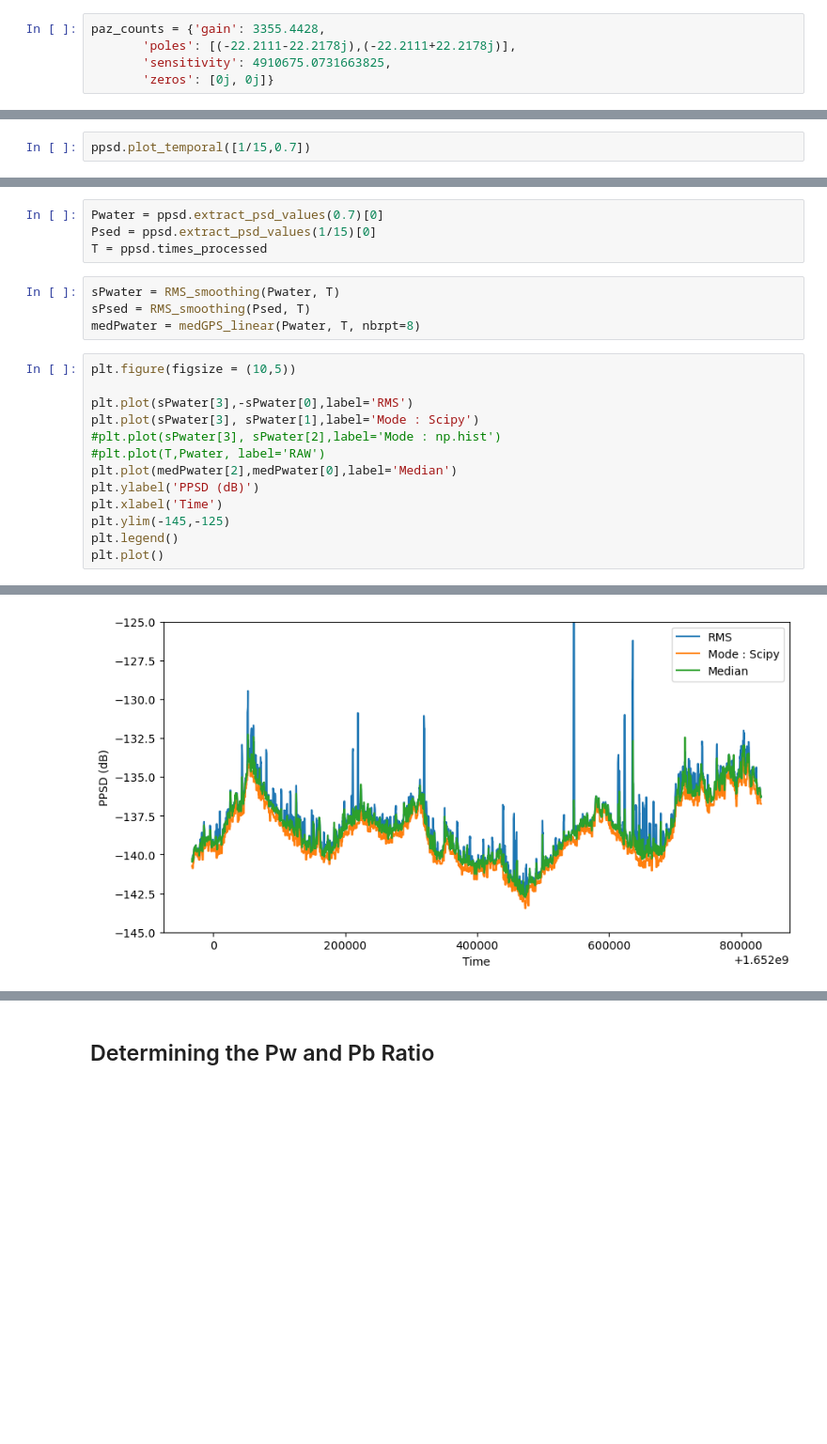
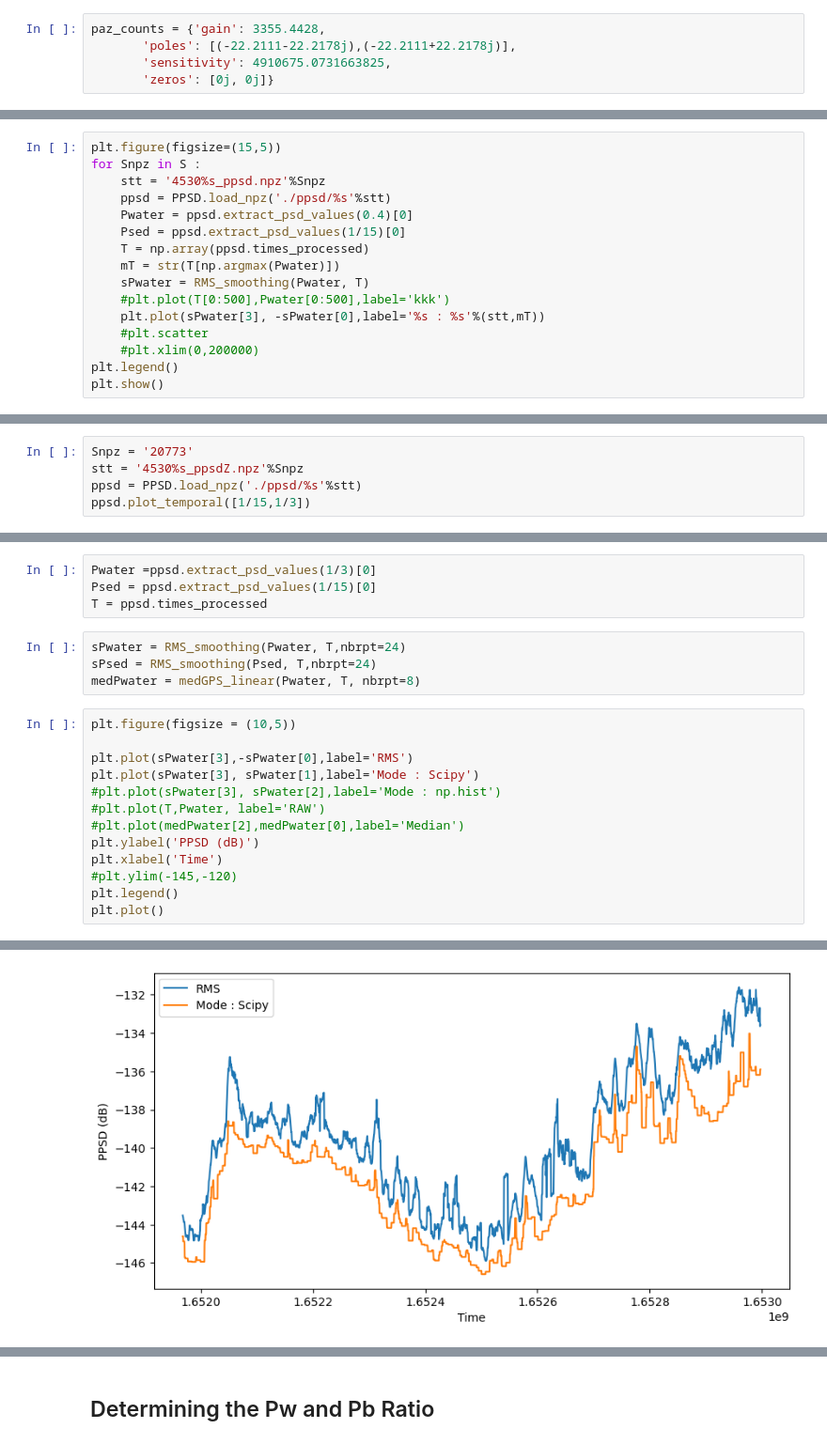
Before and after one commit to jgovoort/sismo-memo, a Jupyter notebook: hydro-glacier.ipynb, the cells around one changed output, grey strips where cells are left out. Shown at 94% size. Saved outputs shown, nothing was run; the diff lists cells and outputs as text; blank space fills up the shorter version.

```diff
--- a/hydro-glacier.ipynb
+++ b/hydro-glacier.ipynb
@@ -331,0 +337,16 @@ ppsd.plot_spectrogram()
+# %%
+plt.figure(figsize=(15,5))
+for Snpz in S :
+    stt = '4530%s_ppsd.npz'%Snpz
+    ppsd = PPSD.load_npz('./ppsd/%s'%stt)
+    Pwater = ppsd.extract_psd_values(0.4)[0]
+    Psed = ppsd.extract_psd_values(1/15)[0]
+    T = np.array(ppsd.times_processed)
+    mT = str(T[np.argmax(Pwater)])
+    sPwater = RMS_smoothing(Pwater, T)
+    #plt.plot(T[0:500],Pwater[0:500],label='kkk')
+    plt.plot(sPwater[3], -sPwater[0],label='%s : %s'%(stt,mT))
+    #plt.scatter
+    #plt.xlim(0,200000)
+plt.legend()
+plt.show()
@@ -332,3 +357,6 @@ ppsd.plot_spectrogram()
 # %%
-ppsd.plot_temporal([1/15,0.7])
+Snpz = '20773'
+stt = '4530%s_ppsdZ.npz'%Snpz
+ppsd = PPSD.load_npz('./ppsd/%s'%stt)
+ppsd.plot_temporal([1/15,1/3])
 # %% [output]
@@ -336,24 +366,24 @@ ppsd.plot_temporal([1/15,0.7])
 # %%
-Pwater = ppsd.extract_psd_values(0.7)[0]
+Pwater =ppsd.extract_psd_values(1/3)[0]
 Psed = ppsd.extract_psd_values(1/15)[0]
 T = ppsd.times_processed
 # %%
-sPwater = RMS_smoothing(Pwater, T)
-sPsed = RMS_smoothing(Psed, T)
+sPwater = RMS_smoothing(Pwater, T,nbrpt=24)
+sPsed = RMS_smoothing(Psed, T,nbrpt=24)
 medPwater = medGPS_linear(Pwater, T, nbrpt=8)
 # %%
 plt.figure(figsize = (10,5))
 
 plt.plot(sPwater[3],-sPwater[0],label='RMS')
 plt.plot(sPwater[3], sPwater[1],label='Mode : Scipy')
 #plt.plot(sPwater[3], sPwater[2],label='Mode : np.hist')
 #plt.plot(T,Pwater, label='RAW')
-plt.plot(medPwater[2],medPwater[0],label='Median')
+#plt.plot(medPwater[2],medPwater[0],label='Median')
 plt.ylabel('PPSD (dB)')
 plt.xlabel('Time')
-plt.ylim(-145,-125)
+#plt.ylim(-145,-120)
 plt.legend()
 plt.plot()
 # %% [output]
 []
-[figure, old version]
+[figure, new version]
```
Also changed, not shown: parts of 60 cells of this notebook, 25 other files.
